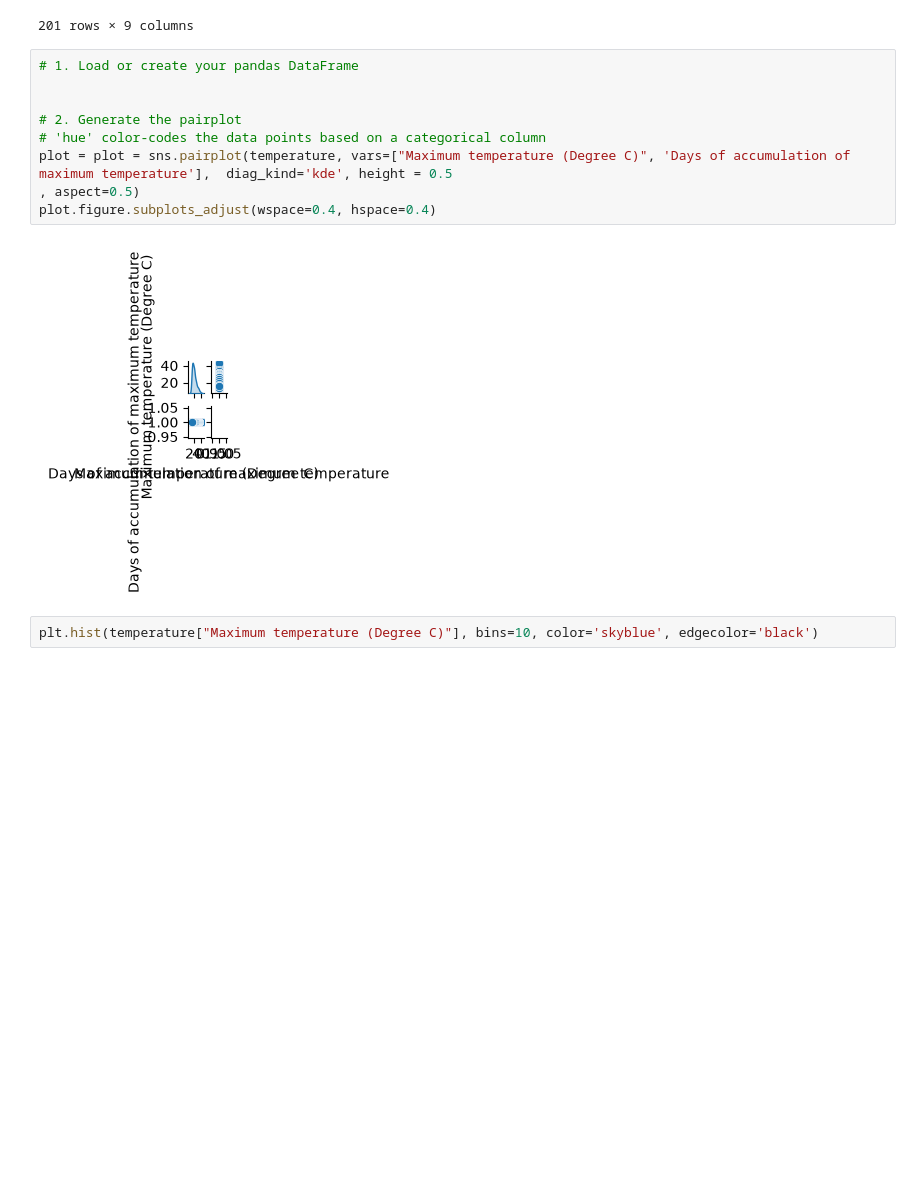
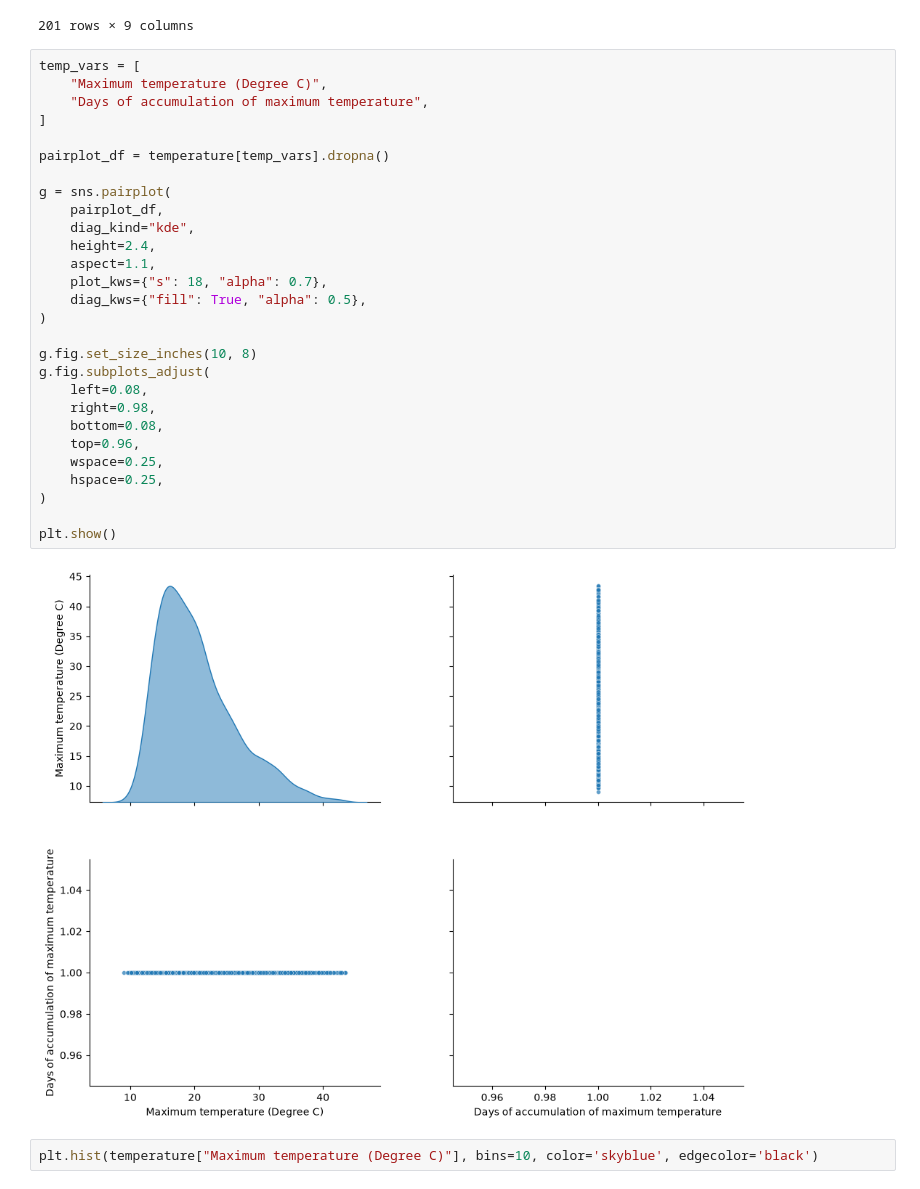
Before and after one commit to DinilKodituwakku/Fulfillment-Pulsa, a Jupyter notebook: data exploration.ipynb, the cells around one changed output. Drawn from its saved outputs; the diff is of its cells as text; blank space fills up the shorter version.

Commit message:
added more data exploration and fixed bronze notebook for data exploration.ipynb

```diff
--- a/data exploration.ipynb
+++ b/data exploration.ipynb
@@ -171,16 +171,35 @@ temperature[(condition_one) & (condition_two)]
 | 4828 | IDCJAC0010 | 86338 | 2026 | 3 | 22 | 30.2 | ... |
 201 rows × 9 columns
 # %%
-# 1. Load or create your pandas DataFrame
+temp_vars = [
+    "Maximum temperature (Degree C)",
+    "Days of accumulation of maximum temperature",
+]
 
+pairplot_df = temperature[temp_vars].dropna()
 
-# 2. Generate the pairplot
-# 'hue' color-codes the data points based on a categorical column
-plot = plot = sns.pairplot(temperature, vars=["Maximum temperature (Degree C)", 'Days of accumulation of maximum temperature'],  diag_kind='kde', height = 0.5
-, aspect=0.5)
-plot.figure.subplots_adjust(wspace=0.4, hspace=0.4)
+g = sns.pairplot(
+    pairplot_df,
+    diag_kind="kde",
+    height=2.4,
+    aspect=1.1,
+    plot_kws={"s": 18, "alpha": 0.7},
+    diag_kws={"fill": True, "alpha": 0.5},
+)
+
+g.fig.set_size_inches(10, 8)
+g.fig.subplots_adjust(
+    left=0.08,
+    right=0.98,
+    bottom=0.08,
+    top=0.96,
+    wspace=0.25,
+    hspace=0.25,
+)
+
+plt.show()
 # %% [output]
-[figure, old version]
+[figure, new version]
 # %%
 plt.hist(temperature["Maximum temperature (Degree C)"], bins=10, color='skyblue', edgecolor='black')
 # %% [output]
```
Also changed, not shown: parts of 3 cells of this notebook.
